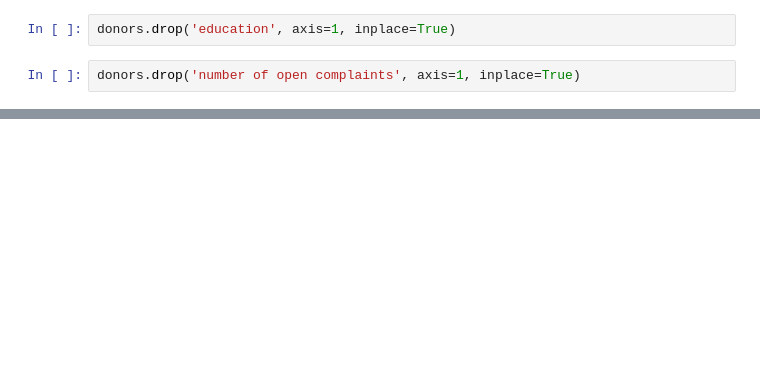
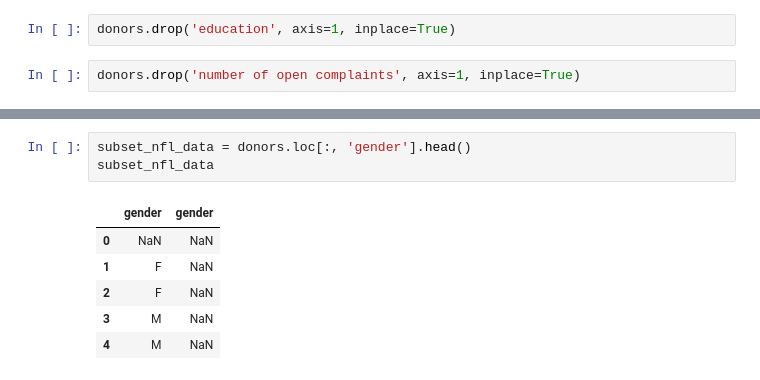
Before and after one commit to Adyto23/lab-customer-analysis-round-1, a Jupyter notebook: files_for_lab/csv_files/day2.ipynb, the cells around one changed output, grey strips where cells are left out. Drawn from its saved outputs; the diff is of its cells as text; blank space fills up the shorter version.

```diff
--- a/files_for_lab/csv_files/day2.ipynb
+++ b/files_for_lab/csv_files/day2.ipynb
@@ -103,0 +127,10 @@ donors.head()
+# %%
+subset_nfl_data = donors.loc[:, 'gender'].head()
+subset_nfl_data
+# %% [output]
+|  | gender | gender |
+| 0 | NaN | NaN |
+| 1 | F | NaN |
+| 2 | F | NaN |
+| 3 | M | NaN |
+| 4 | M | NaN |
```
Also changed, not shown: parts of 7 cells of this notebook.
